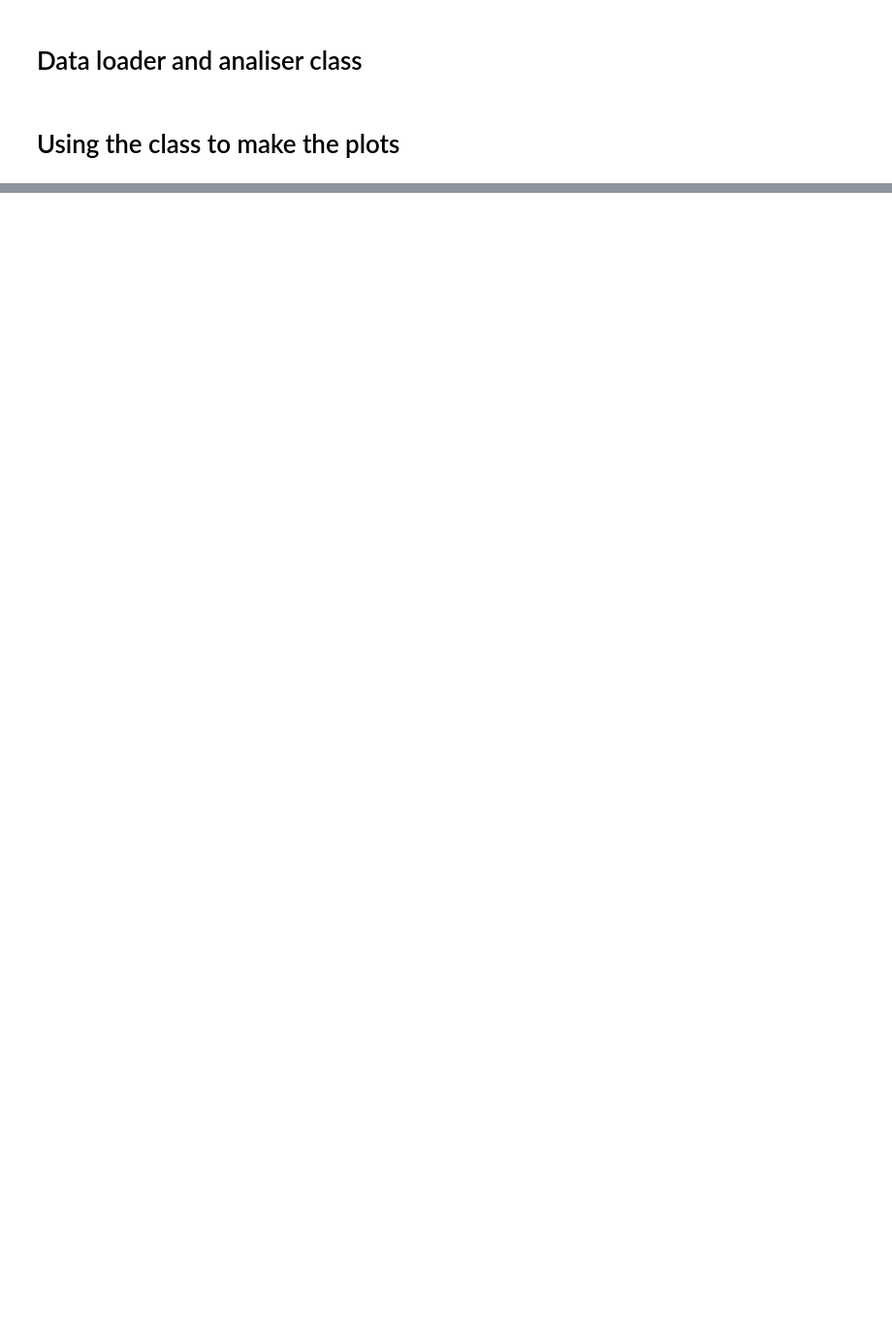
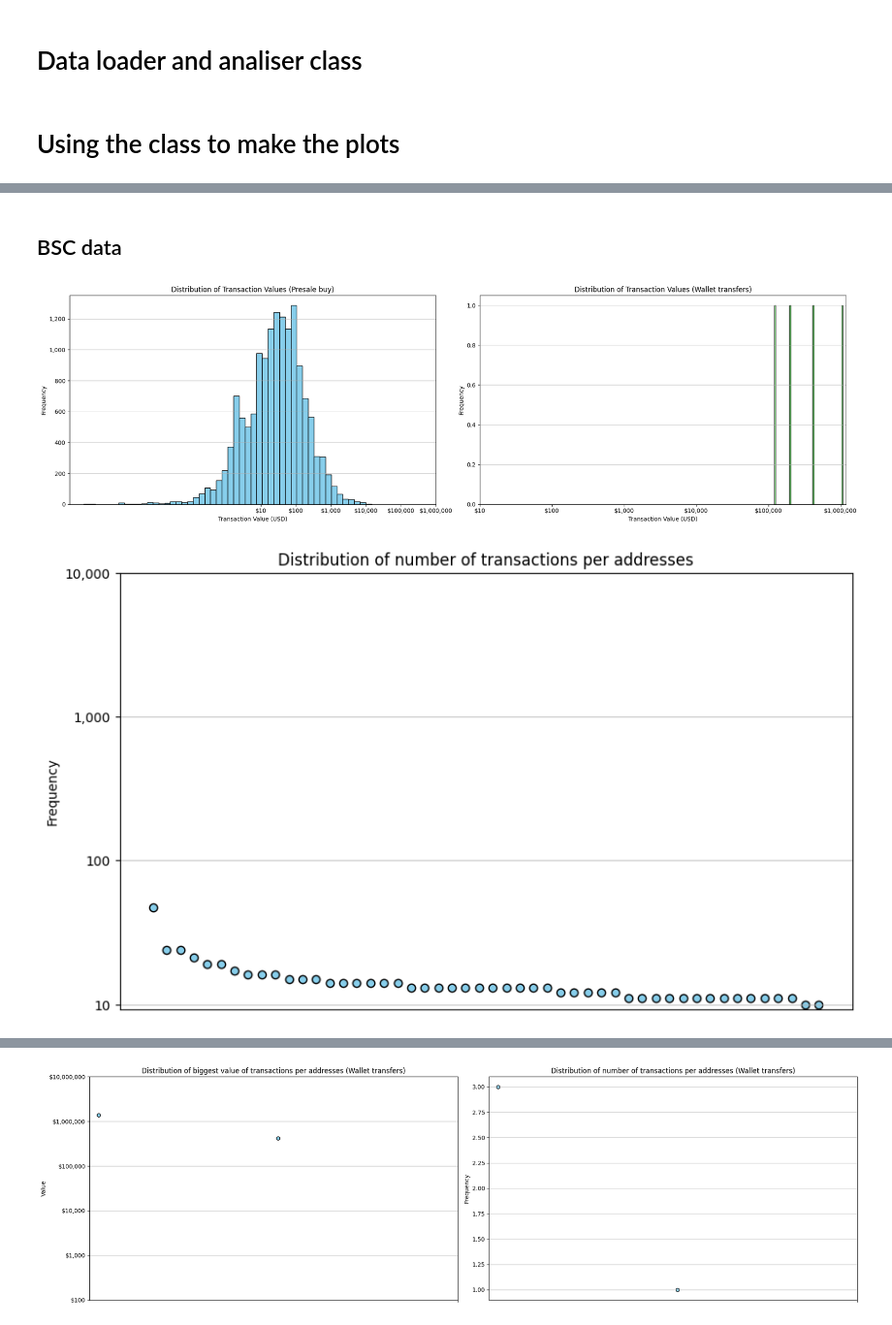
Before and after one commit to Bodesz11/Project_Laboratory_1, a Jupyter notebook: Data_Analiser_Class.ipynb, the cells around one changed output, grey strips where cells are left out. Shown at 97% size. Saved outputs shown, nothing was run; the diff lists cells and outputs as text; code cells hidden in the pictures; blank space fills up the shorter version.

```diff
--- a/Data_Analiser_Class.ipynb
+++ b/Data_Analiser_Class.ipynb
@@ -215,0 +211,14 @@ Reformatting
+# %% [markdown]
+## BSC data
+# %%
+data_path = '../Data/DATA_Love_Hate_Inu_presale.xlsx'
+data_sheet_out = 'lhinu_bsc_payment_wallet_transf'
+data_sheet_in = 'lhinu_bsc_presale_buys_26487457'
+
+analiser = Love_Hate_LNU_analiser(data_path=data_path,
+                                  data_sheet_in=data_sheet_in,
+                                  data_sheet_out=data_sheet_out)
+analiser.make_all_plots()
+# %% [output]
+[figure, added]
+[figure, added]
@@ -215,0 +226 @@ Reformatting
+[figure, added]
```
Also changed, not shown: parts of 4 cells of this notebook.
